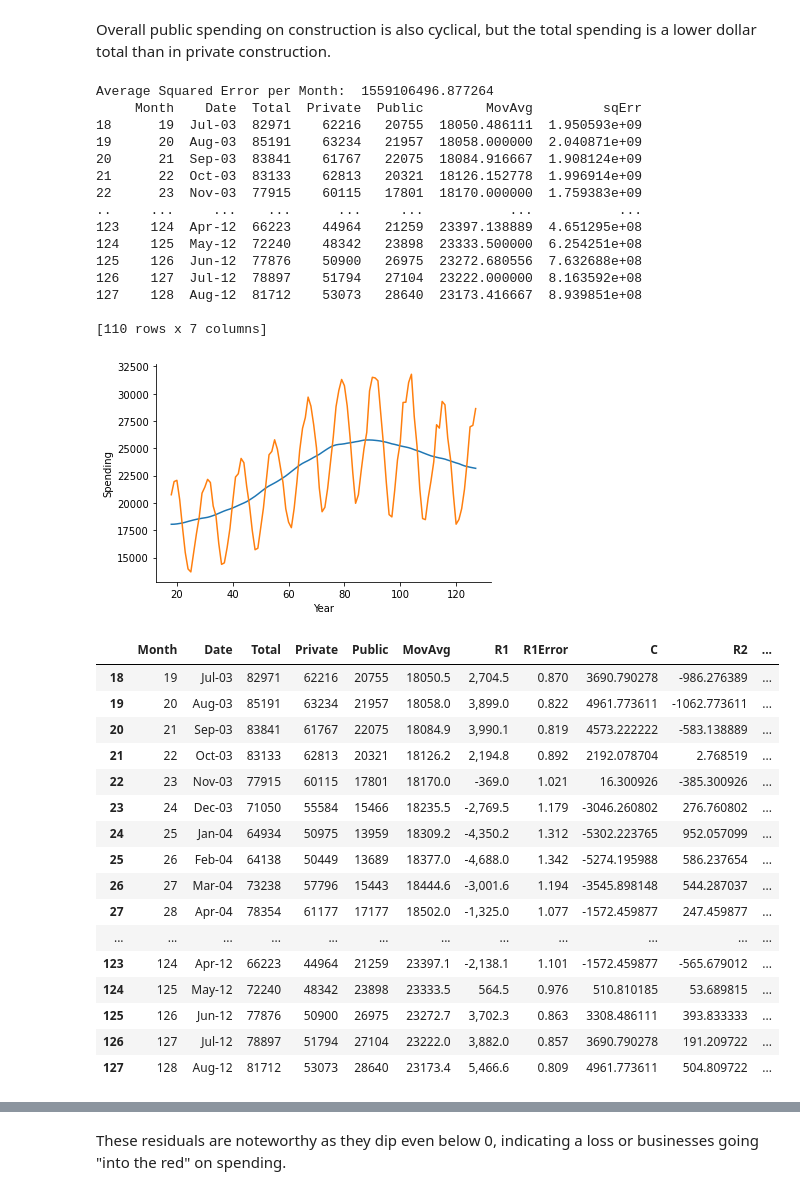
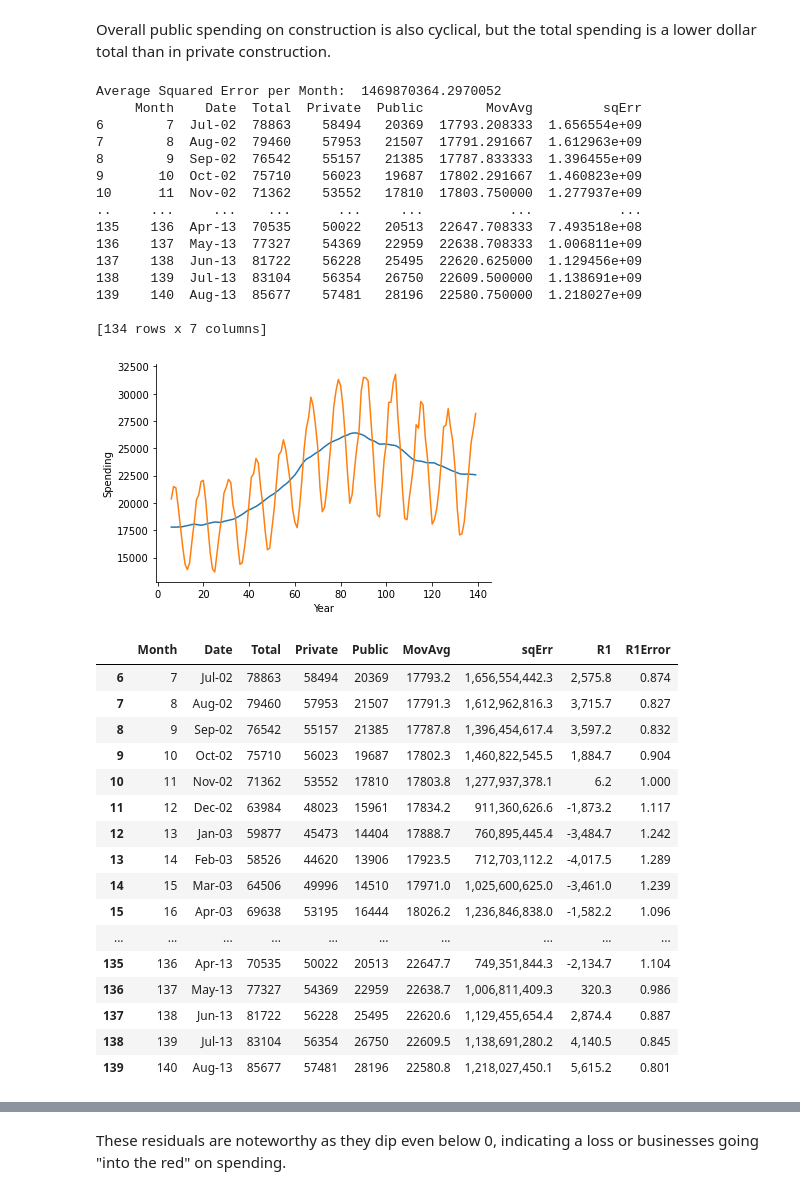
Before and after one commit to caitsmith329/caitsmith329.github.io, a Jupyter notebook: TimeSeriesData/M3TimeSeries.ipynb, the cells around one changed output, grey strips where cells are left out. Saved outputs shown, nothing was run; the diff lists cells and outputs as text; code cells hidden in the pictures.

```diff
--- a/TimeSeriesData/M3TimeSeries.ipynb
+++ b/TimeSeriesData/M3TimeSeries.ipynb
@@ -96,7 +96,7 @@ def sqErr(row):
 df['MovAvg'] = np.NaN
 df['sqErr'] = np.NaN
 
-window = 36
+window = 12
 window = window - window % 2
 # Compute the moving average in the loop below using a window centered on the data point whose average is being computed
 for i in range(int(window/2),df.shape[0]-int(window/2)):
@@ -228,5 +228,5 @@ period =  108      Maximum Correlation =  0.9999999999999999
 # %%
-period = 12 #12 months in a year, each year is a cycle and b/c every twelfth entry in the series shows high correlation
+period = 36 #12 months in a year, each year is a cycle and b/c every twelfth entry in the series shows high correlation, but brought out to 36 so the graph shows multiple cycles
 cycleLen = period
 numCycles = int(len(df)/cycleLen + 1)
 cycles = [df.iloc[range(i*period,min((i+1)*period,len(df)))]['R1'] for i in range(numCycles)]
@@ -430,47 +430,47 @@ Overall public spending on construction is also cyclical, but the total spending
 def sqErr(row):
     return (row['Public'] - row['MovAvg'])**2
 
 df['MovAvg'] = np.NaN
 df['sqErr'] = np.NaN
 
-window = 36
+window = 12
 window = window - window % 2
 # Compute the moving average in the loop below using a window centered on the data point whose average is being computed
 for i in range(int(window/2),df.shape[0]-int(window/2)):
     df.loc[df.index[i],'MovAvg'] = (0.5*df.iloc[i - int(window/2)]['Public'] + df.iloc[i - int(window/2)+1:i + int(window/2)]['Public'].sum() + 0.5*df.iloc[i + int(window/2)]['Public'])/float(window)
 
 df['sqErr'] = (df['Private'] - df['MovAvg'])**2
 
 
 # The moving average cannot be applied to all rows and we need to delete those rows because we cannot use them in the analysis
 df.dropna(how='any',inplace=True)
 
 fig,ax = plt.subplots()
 ax.plot(df['MovAvg'],label='Moving Avg.')
 ax.plot(df['Public'],label='Public Construction Spending')
 ax.set_xlabel('Year')
 ax.set_ylabel('Spending')
 ax.spines['right'].set_visible(False)
 ax.spines['top'].set_visible(False)
 print('Average Squared Error per Month: ',sum(df['sqErr'])/len(df))
 print(df)
 # %% [output]
-Average Squared Error per Month:  1559106496.877264
+Average Squared Error per Month:  1469870364.2970052
      Month    Date  Total  Private  Public        MovAvg         sqErr
-18      19  Jul-03  82971    62216   20755  18050.486111  1.950593e+09
-19      20  Aug-03  85191    63234   21957  18058.000000  2.040871e+09
-20      21  Sep-03  83841    61767   22075  18084.916667  1.908124e+09
-21      22  Oct-03  83133    62813   20321  18126.152778  1.996914e+09
-22      23  Nov-03  77915    60115   17801  18170.000000  1.759383e+09
+6        7  Jul-02  78863    58494   20369  17793.208333  1.656554e+09
+7        8  Aug-02  79460    57953   21507  17791.291667  1.612963e+09
+8        9  Sep-02  76542    55157   21385  17787.833333  1.396455e+09
+9       10  Oct-02  75710    56023   19687  17802.291667  1.460823e+09
+10      11  Nov-02  71362    53552   17810  17803.750000  1.277937e+09
 ..     ...     ...    ...      ...     ...           ...           ...
-123    124  Apr-12  66223    44964   21259  23397.138889  4.651295e+08
-124    125  May-12  72240    48342   23898  23333.500000  6.254251e+08
-125    126  Jun-12  77876    50900   26975  23272.680556  7.632688e+08
-126    127  Jul-12  78897    51794   27104  23222.000000  8.163592e+08
-127    128  Aug-12  81712    53073   28640  23173.416667  8.939851e+08
+135    136  Apr-13  70535    50022   20513  22647.708333  7.493518e+08
+136    137  May-13  77327    54369   22959  22638.708333  1.006811e+09
+137    138  Jun-13  81722    56228   25495  22620.625000  1.129456e+09
+138    139  Jul-13  83104    56354   26750  22609.500000  1.138691e+09
+139    140  Aug-13  85677    57481   28196  22580.750000  1.218027e+09
 
-[110 rows x 7 columns]
+[134 rows x 7 columns]
-[figure, old version]
+[figure, new version]
 # %%
 df['R1'] = df['Public'] - df['MovAvg']
 df['R1Error'] = abs((df['Public'] - df['R1'])/df['Public'])
@@ -481,23 +481,23 @@ df.style.format({
     'R1Error': '{:,.3f}'.format
 })
 # %% [output]
-|  | Month | Date | Total | Private | Public | MovAvg | R1 | R1Error | C | R2 | ... |
-| 18 | 19 | Jul-03 | 82971 | 62216 | 20755 | 18050.5 | 2,704.5 | 0.870 | 3690.790278 | -986.276389 | ... |
-| 19 | 20 | Aug-03 | 85191 | 63234 | 21957 | 18058.0 | 3,899.0 | 0.822 | 4961.773611 | -1062.773611 | ... |
-| 20 | 21 | Sep-03 | 83841 | 61767 | 22075 | 18084.9 | 3,990.1 | 0.819 | 4573.222222 | -583.138889 | ... |
-| 21 | 22 | Oct-03 | 83133 | 62813 | 20321 | 18126.2 | 2,194.8 | 0.892 | 2192.078704 | 2.768519 | ... |
-| 22 | 23 | Nov-03 | 77915 | 60115 | 17801 | 18170.0 | -369.0 | 1.021 | 16.300926 | -385.300926 | ... |
-| 23 | 24 | Dec-03 | 71050 | 55584 | 15466 | 18235.5 | -2,769.5 | 1.179 | -3046.260802 | 276.760802 | ... |
-| 24 | 25 | Jan-04 | 64934 | 50975 | 13959 | 18309.2 | -4,350.2 | 1.312 | -5302.223765 | 952.057099 | ... |
-| 25 | 26 | Feb-04 | 64138 | 50449 | 13689 | 18377.0 | -4,688.0 | 1.342 | -5274.195988 | 586.237654 | ... |
-| 26 | 27 | Mar-04 | 73238 | 57796 | 15443 | 18444.6 | -3,001.6 | 1.194 | -3545.898148 | 544.287037 | ... |
-| 27 | 28 | Apr-04 | 78354 | 61177 | 17177 | 18502.0 | -1,325.0 | 1.077 | -1572.459877 | 247.459877 | ... |
-| ... | ... | ... | ... | ... | ... | ... | ... | ... | ... | ... | ... |
-| 123 | 124 | Apr-12 | 66223 | 44964 | 21259 | 23397.1 | -2,138.1 | 1.101 | -1572.459877 | -565.679012 | ... |
-| 124 | 125 | May-12 | 72240 | 48342 | 23898 | 23333.5 | 564.5 | 0.976 | 510.810185 | 53.689815 | ... |
-| 125 | 126 | Jun-12 | 77876 | 50900 | 26975 | 23272.7 | 3,702.3 | 0.863 | 3308.486111 | 393.833333 | ... |
-| 126 | 127 | Jul-12 | 78897 | 51794 | 27104 | 23222.0 | 3,882.0 | 0.857 | 3690.790278 | 191.209722 | ... |
-| 127 | 128 | Aug-12 | 81712 | 53073 | 28640 | 23173.4 | 5,466.6 | 0.809 | 4961.773611 | 504.809722 | ... |
+|  | Month | Date | Total | Private | Public | MovAvg | sqErr | R1 | R1Error |
+| 6 | 7 | Jul-02 | 78863 | 58494 | 20369 | 17793.2 | 1,656,554,442.3 | 2,575.8 | 0.874 |
+| 7 | 8 | Aug-02 | 79460 | 57953 | 21507 | 17791.3 | 1,612,962,816.3 | 3,715.7 | 0.827 |
+| 8 | 9 | Sep-02 | 76542 | 55157 | 21385 | 17787.8 | 1,396,454,617.4 | 3,597.2 | 0.832 |
+| 9 | 10 | Oct-02 | 75710 | 56023 | 19687 | 17802.3 | 1,460,822,545.5 | 1,884.7 | 0.904 |
+| 10 | 11 | Nov-02 | 71362 | 53552 | 17810 | 17803.8 | 1,277,937,378.1 | 6.2 | 1.000 |
+| 11 | 12 | Dec-02 | 63984 | 48023 | 15961 | 17834.2 | 911,360,626.6 | -1,873.2 | 1.117 |
+| 12 | 13 | Jan-03 | 59877 | 45473 | 14404 | 17888.7 | 760,895,445.4 | -3,484.7 | 1.242 |
+| 13 | 14 | Feb-03 | 58526 | 44620 | 13906 | 17923.5 | 712,703,112.2 | -4,017.5 | 1.289 |
+| 14 | 15 | Mar-03 | 64506 | 49996 | 14510 | 17971.0 | 1,025,600,625.0 | -3,461.0 | 1.239 |
+| 15 | 16 | Apr-03 | 69638 | 53195 | 16444 | 18026.2 | 1,236,846,838.0 | -1,582.2 | 1.096 |
+| ... | ... | ... | ... | ... | ... | ... | ... | ... | ... |
+| 135 | 136 | Apr-13 | 70535 | 50022 | 20513 | 22647.7 | 749,351,844.3 | -2,134.7 | 1.104 |
+| 136 | 137 | May-13 | 77327 | 54369 | 22959 | 22638.7 | 1,006,811,409.3 | 320.3 | 0.986 |
+| 137 | 138 | Jun-13 | 81722 | 56228 | 25495 | 22620.6 | 1,129,455,654.4 | 2,874.4 | 0.887 |
+| 138 | 139 | Jul-13 | 83104 | 56354 | 26750 | 22609.5 | 1,138,691,280.2 | 4,140.5 | 0.845 |
+| 139 | 140 | Aug-13 | 85677 | 57481 | 28196 | 22580.8 | 1,218,027,450.1 | 5,615.2 | 0.801 |
 # %%
 fig,ax = plt.subplots()
 ax.plot(df['R1'])
```
Also changed, not shown: parts of 21 cells of this notebook.
